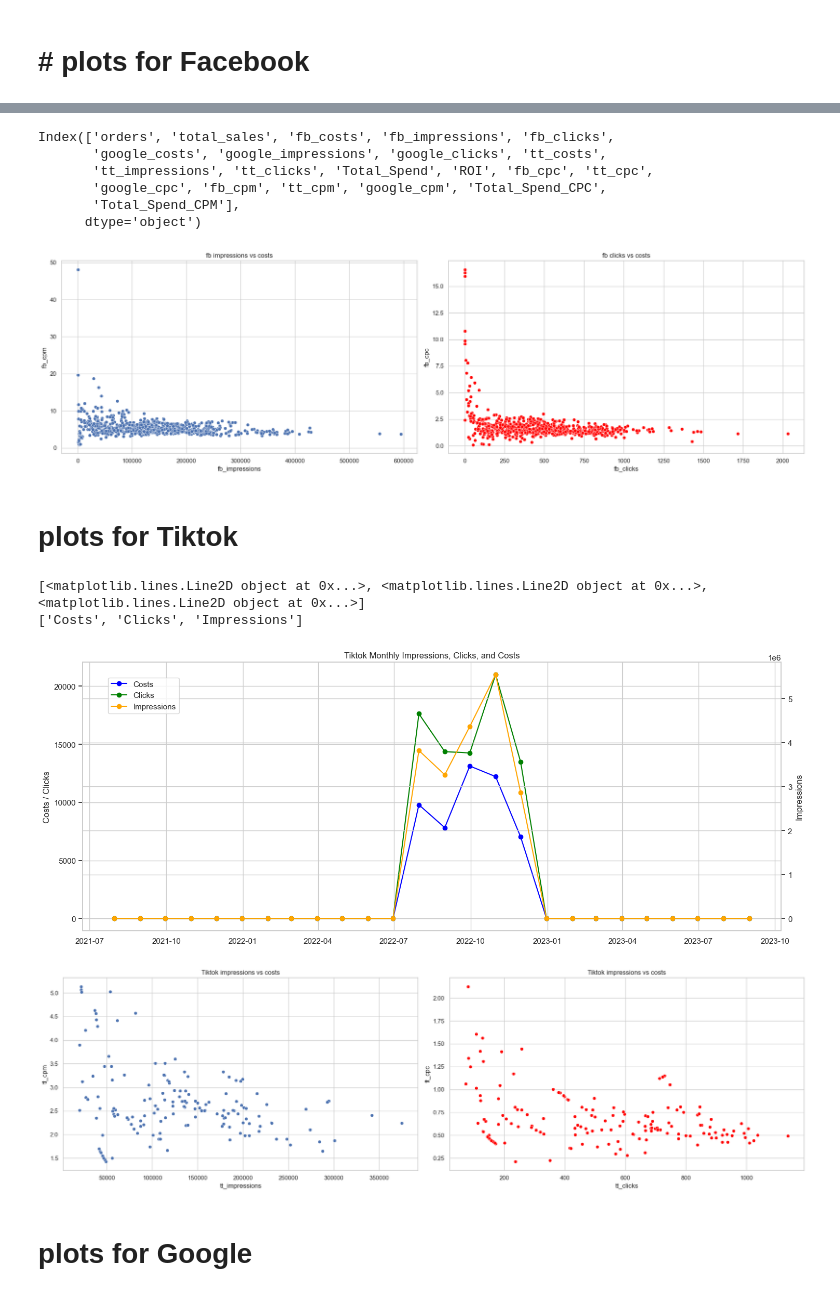
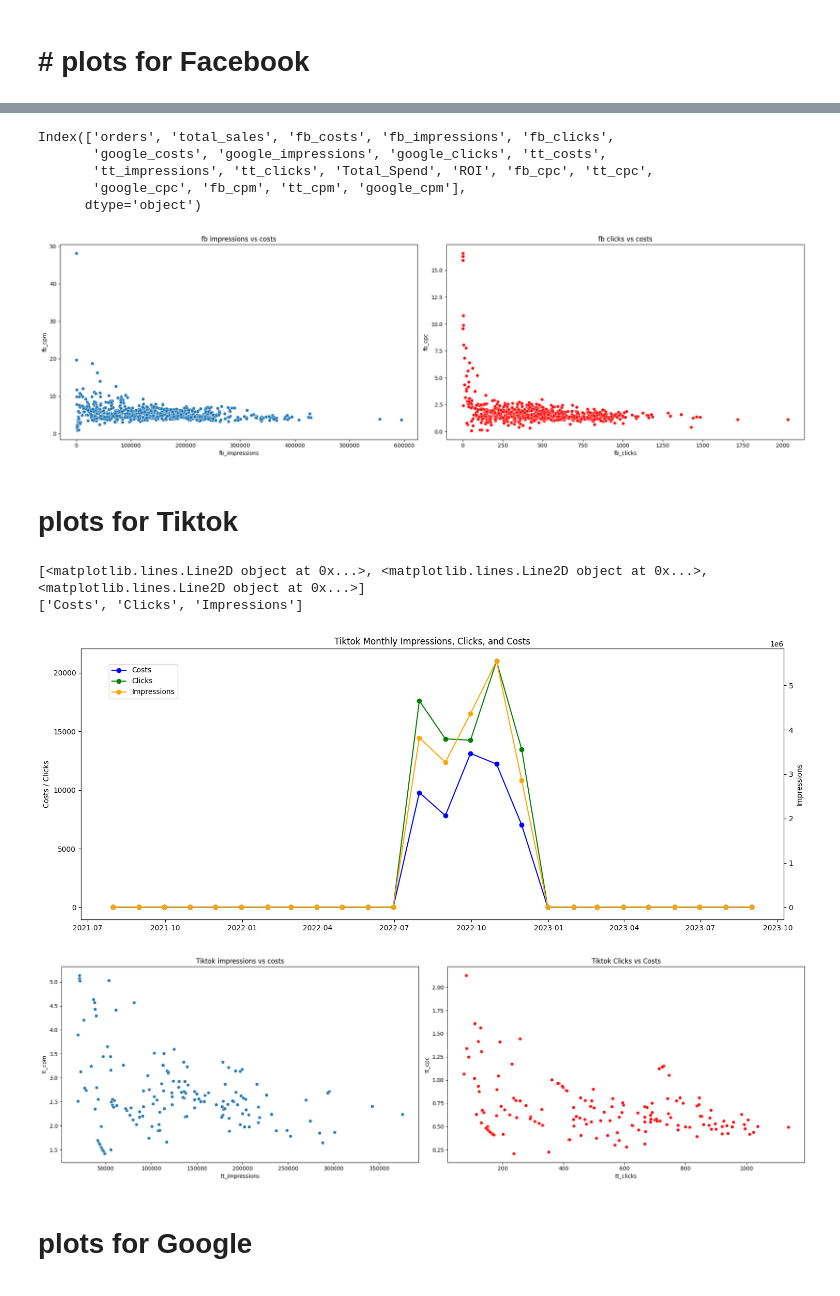
Before and after one commit to data-Zee/MMM-project-lewagon, a Jupyter notebook: notebooks/Noa's notebooks/Notebook for Afsoon Final.ipynb, the cells around one changed output, grey strips where cells are left out. Saved outputs shown, nothing was run; the diff lists cells and outputs as text; code cells hidden in the pictures.

Commit message:
Add Plots

```diff
--- a/notebooks/Noa's notebooks/Notebook for Afsoon Final.ipynb
+++ b/notebooks/Noa's notebooks/Notebook for Afsoon Final.ipynb
@@ -13,7 +13,7 @@ import numpy as np
 # %% [markdown]
 # Data upload
 # %%
-df=pd.read_csv('../raw_data/df_NAN.csv')
+df=pd.read_csv('../../raw_data/df_NAN.csv')
 channels_spend = ["tt_costs", "fb_costs", "google_costs"]
 df["Total_Spend"] = df[channels_spend].sum(axis=1)
 df.drop(columns=['Unnamed: 0'], inplace=True, axis=1)
@@ -131,8 +131,7 @@ df.columns
 Index(['orders', 'total_sales', 'fb_costs', 'fb_impressions', 'fb_clicks',
        'google_costs', 'google_impressions', 'google_clicks', 'tt_costs',
        'tt_impressions', 'tt_clicks', 'Total_Spend', 'ROI', 'fb_cpc', 'tt_cpc',
-       'google_cpc', 'fb_cpm', 'tt_cpm', 'google_cpm', 'Total_Spend_CPC',
-       'Total_Spend_CPM'],
+       'google_cpc', 'fb_cpm', 'tt_cpm', 'google_cpm'],
       dtype='object')
 # %%
 plt.figure(figsize=(20,6))
@@ -151,7 +150,7 @@ plt.title('fb clicks vs costs')
 plt.tight_layout()
 plt.show()
 # %% [output]
-[figure, old version]
+[figure, new version]
 # %% [markdown]
 #  plots for Tiktok
 # %%
@@ -200,25 +199,25 @@ plt.show()
 # %% [output]
 [<matplotlib.lines.Line2D object at 0x...>, <matplotlib.lines.Line2D object at 0x...>, <matplotlib.lines.Line2D object at 0x...>]
 ['Costs', 'Clicks', 'Impressions']
-[figure, old version]
+[figure, new version]
 # %%
 plt.figure(figsize=(20,6))
 plt.subplot(1,2,1)
 sns.scatterplot(data=df, x="tt_impressions", y="tt_cpm")
 plt.xlabel('tt_impressions')
 plt.ylabel('tt_cpm')
 plt.title('Tiktok impressions vs costs')
 
 plt.subplot(1,2,2)
 sns.scatterplot(data=df, x="tt_clicks", y="tt_cpc", color='red')
 plt.xlabel('tt_clicks')
 plt.ylabel('tt_cpc')
-plt.title('Tiktok impressions vs costs')
+plt.title('Tiktok Clicks vs Costs')
 
 plt.tight_layout()
 plt.show()
 # %% [output]
-[figure, old version]
+[figure, new version]
 # %% [markdown]
 #  plots for Google
 # %%
```
Also changed, not shown: parts of 5 cells of this notebook, 5 other files.
